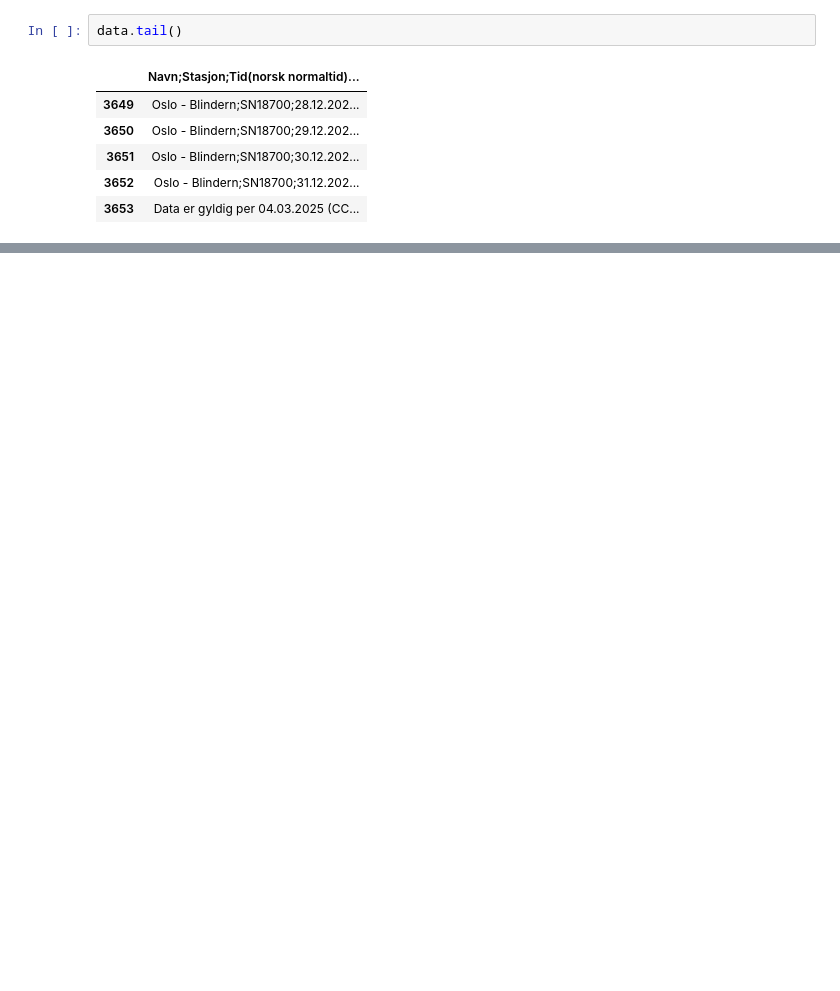
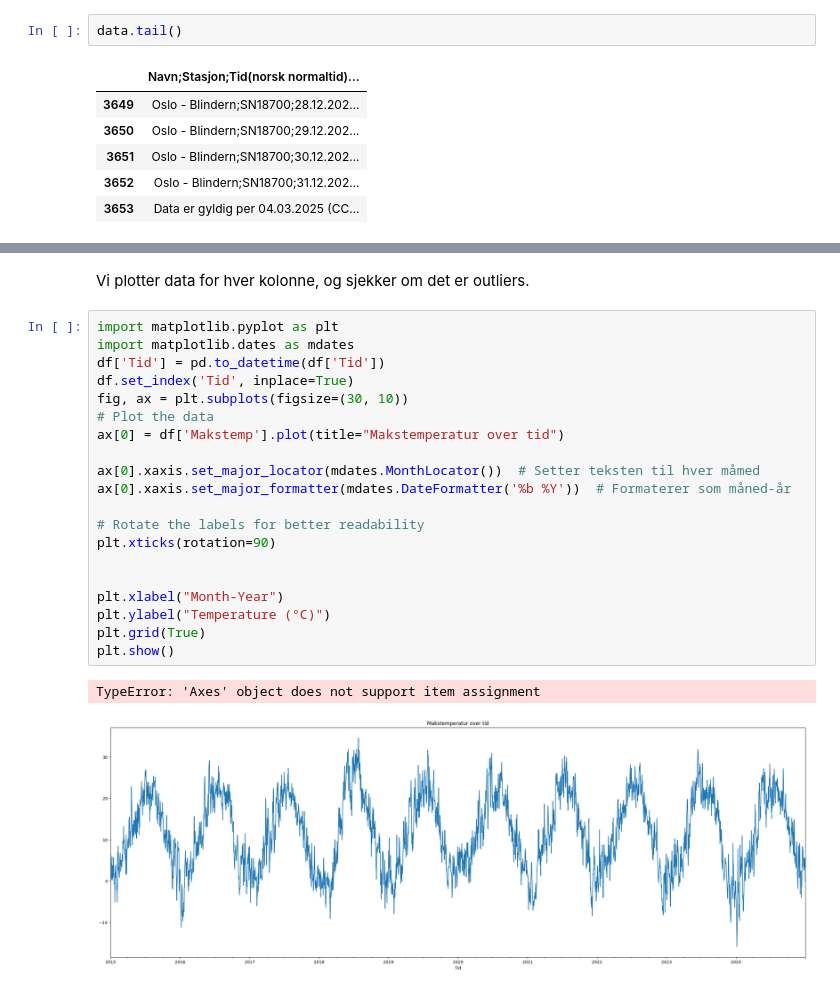
Before and after one commit to livemols/Miljo_dataanalyse_applikasjon, a Jupyter notebook: notebooks/understanding_data.ipynb, the cells around one changed output, grey strips where cells are left out. Cells and saved outputs as stored; diff of their text form; blank space fills up the shorter version.

Commit message:
plot

```diff
--- a/notebooks/understanding_data.ipynb
+++ b/notebooks/understanding_data.ipynb
@@ -71,3 +85,28 @@ df.describe()
 | 75% | 2022-07-02 00:00:00 | 19.300000 | 10.400000 | 2.200000 | 6.800000 |
 | max | 2024-12-31 00:00:00 | 34.600000 | 21.700000 | 57.200000 | 13.700000 |
 | std | NaN | 9.003188 | 7.273776 | 5.356177 | 1.835857 |
+# %% [markdown]
+Vi plotter data for hver kolonne, og sjekker om det er outliers.
+# %%
+import matplotlib.pyplot as plt
+import matplotlib.dates as mdates
+df['Tid'] = pd.to_datetime(df['Tid'])
+df.set_index('Tid', inplace=True)
+fig, ax = plt.subplots(figsize=(30, 10))
+# Plot the data
+ax[0] = df['Makstemp'].plot(title="Makstemperatur over tid")
+
+ax[0].xaxis.set_major_locator(mdates.MonthLocator())  # Setter teksten til hver måmed
+ax[0].xaxis.set_major_formatter(mdates.DateFormatter('%b %Y'))  # Formaterer som måned-år
+
+# Rotate the labels for better readability
+plt.xticks(rotation=90)
+
+
+plt.xlabel("Month-Year")
+plt.ylabel("Temperature (°C)")
+plt.grid(True)
+plt.show()
+# %% [output]
+TypeError: 'Axes' object does not support item assignment
+[figure, added]
```
Also changed, not shown: parts of 3 cells of this notebook.
